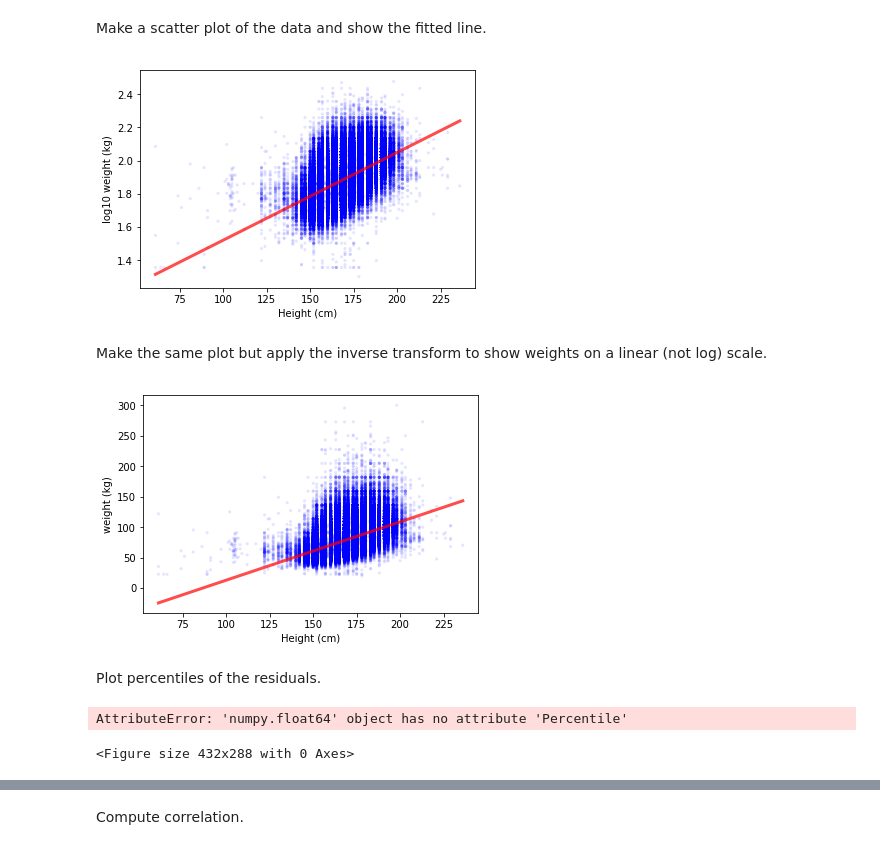
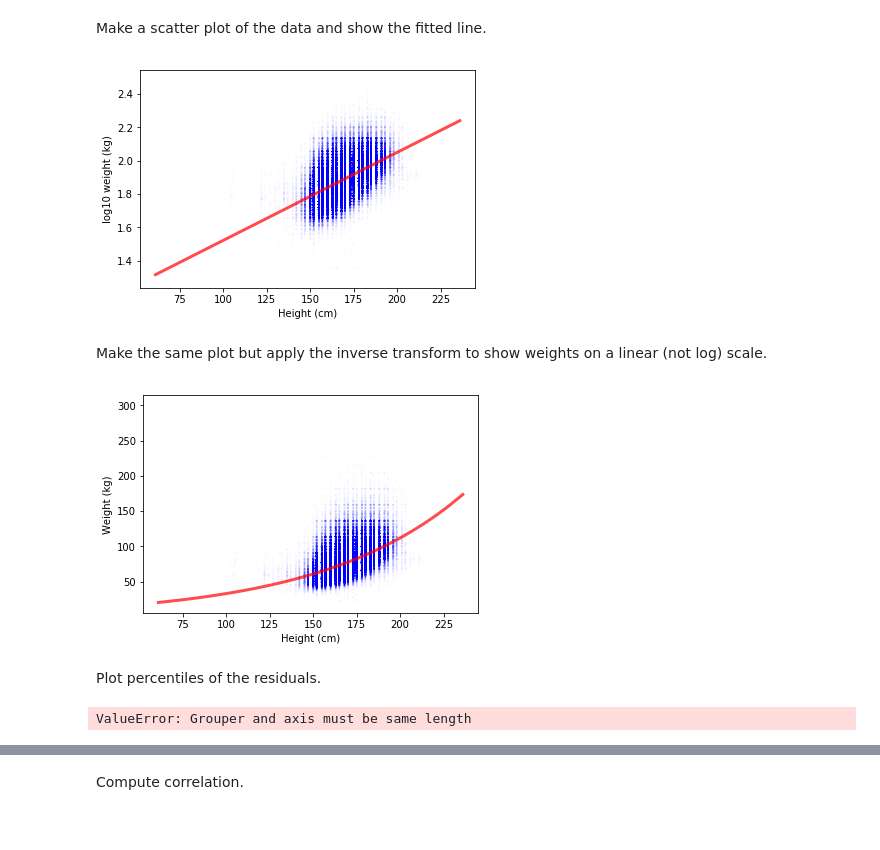
Before and after one commit to joaomarcoslds/ThinkStats2, a Jupyter notebook: code/chap10ex.ipynb, the cells around one changed output, grey strips where cells are left out. Saved outputs shown, nothing was run; the diff lists cells and outputs as text; code cells hidden in the pictures.

```diff
--- a/code/chap10ex.ipynb
+++ b/code/chap10ex.ipynb
@@ -414,8 +414,7 @@ Estimate intercept and slope.
 # %%
 # Solution goes here
 
-intercept, slope = LeastSquares(heights, log_weights)
-trans_intercept, trans_slope = LeastSquares(heights, weights)
+inter, slope = LeastSquares(heights, log_weights)
 
 print(intercept, slope)
 # %% [output]
@@ -425,23 +424,23 @@ Make a scatter plot of the data and show the fitted line.
 # %%
 # Solution goes here
 
-thinkplot.Scatter(heights, log_weights, alpha=0.1, s=10)
-fit_xs, fit_ys = thinkstats2.FitLine(heights, intercept, slope)
-thinkplot.Plot(fit_xs, fit_ys, color='red', linewidth=3)
+thinkplot.Scatter(heights, log_weights, alpha=0.01, s=5)
+fxs, fys = thinkstats2.FitLine(heights, inter, slope)
+thinkplot.Plot(fxs, fys, color='red')
 thinkplot.Config(xlabel='Height (cm)', ylabel='log10 weight (kg)', legend=False)
 # %% [output]
-[figure, old version]
+[figure, new version]
 # %% [markdown]
 Make the same plot but apply the inverse transform to show weights on a linear (not log) scale.
 # %%
 # Solution goes here
 
-thinkplot.Scatter(heights, weights, alpha=0.1, s=10)
-new_xs, new_ys = thinkstats2.FitLine(heights, trans_intercept, trans_slope)
-thinkplot.Plot(new_xs, new_ys, color='red', linewidth=3)
+thinkplot.Scatter(heights, weights, alpha=0.01, s=5)
+fxs, fys = thinkstats2.FitLine(heights, inter, slope)
+thinkplot.Plot(fxs, 10**fys, color='red')
 thinkplot.Config(xlabel='Height (cm)', ylabel='Weight (kg)', legend=False)
 # %% [output]
-[figure, old version]
+[figure, new version]
 # %% [markdown]
 Plot percentiles of the residuals.
 # %%
@@ -454,8 +453,6 @@ indices = np.digitize(weights, bins)
 groups = live.groupby(indices)
 
 age_means = [group.agepreg.mean() for _, group in groups][1:-1]
-age_means
 PlotPercentiles(log_weights, cdf)
 # %% [output]
-AttributeError: 'numpy.float64' object has no attribute 'Percentile'
+ValueError: Grouper and axis must be same length
-<Figure size 432x288 with 0 Axes>
```
Also changed, not shown: parts of 10 cells of this notebook.
